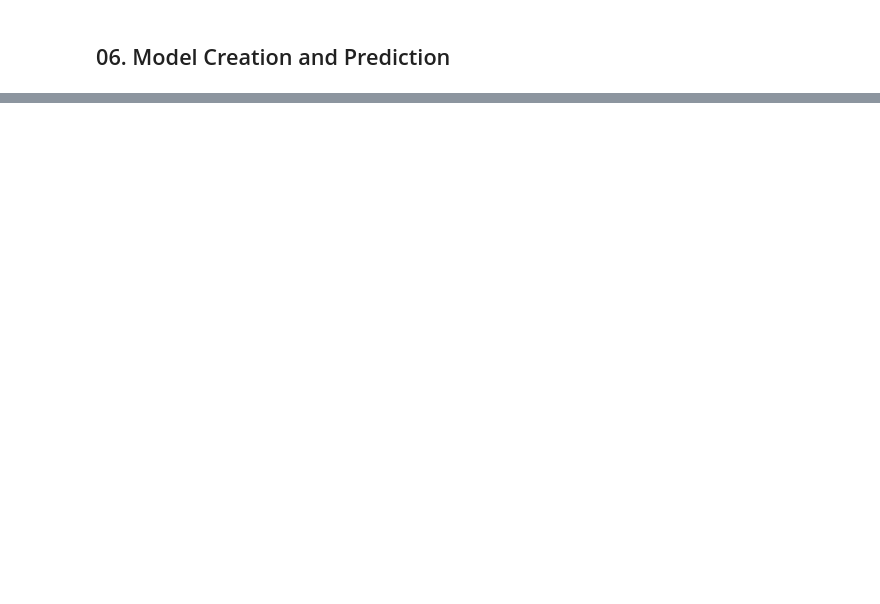
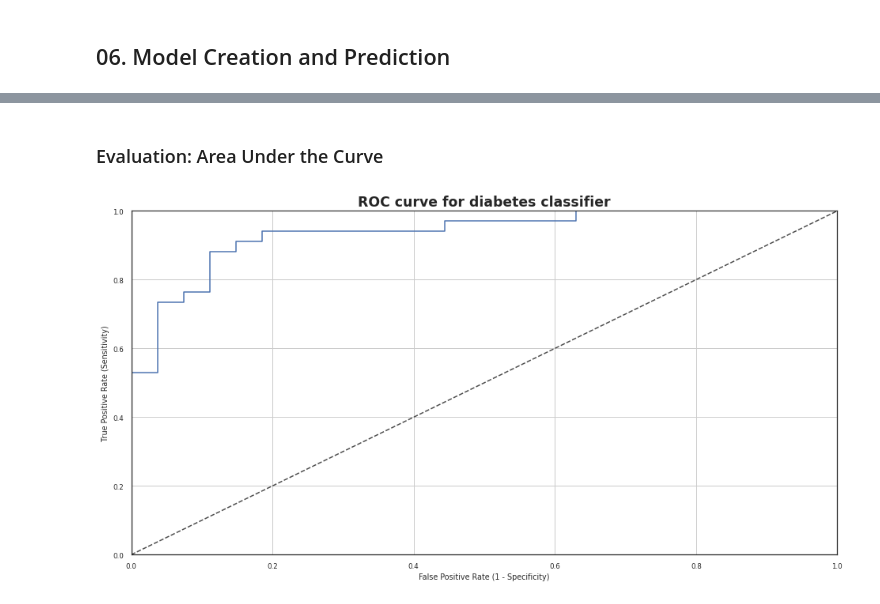
Before and after one commit to byunsy/heart-disease-diagnosis, a Jupyter notebook: Heart_Disease_Classification.ipynb, the cells around one changed output, grey strips where cells are left out. Cells and saved outputs as stored; diff of their text form; code cells hidden in the pictures; blank space fills up the shorter version.

```diff
--- a/Heart_Disease_Classification.ipynb
+++ b/Heart_Disease_Classification.ipynb
@@ -305,19 +411,25 @@ print('The accuracy of the Random Forest Classifier Model is', metrics.accuracy_
+# %% [markdown]
+### Evaluation: Area Under the Curve
 # %%
-from sklearn.metrics import roc_curve, auc #for model evaluation
+from sklearn.metrics import roc_curve, auc
 
 y_pred_quant = model3.predict_proba(x_test)[:, 1]
 fpr, tpr, thresholds = roc_curve(y_test, y_pred_quant)
 
 fig, ax = plt.subplots()
 ax.plot(fpr, tpr)
 ax.plot([0, 1], [0, 1], transform=ax.transAxes, ls="--", c=".3")
 plt.xlim([0.0, 1.0])
 plt.ylim([0.0, 1.0])
 plt.rcParams['font.size'] = 12
-plt.title('ROC curve for diabetes classifier')
+plt.title('ROC curve for diabetes classifier',
+          fontweight='bold',
+          fontsize='x-large')
 plt.xlabel('False Positive Rate (1 - Specificity)')
 plt.ylabel('True Positive Rate (Sensitivity)')
 plt.grid(True)
+# %% [output]
+[figure, added]
 # %%
 # Area under the curve
 auc(fpr, tpr)
```
Also changed, not shown: parts of 31 cells of this notebook.
